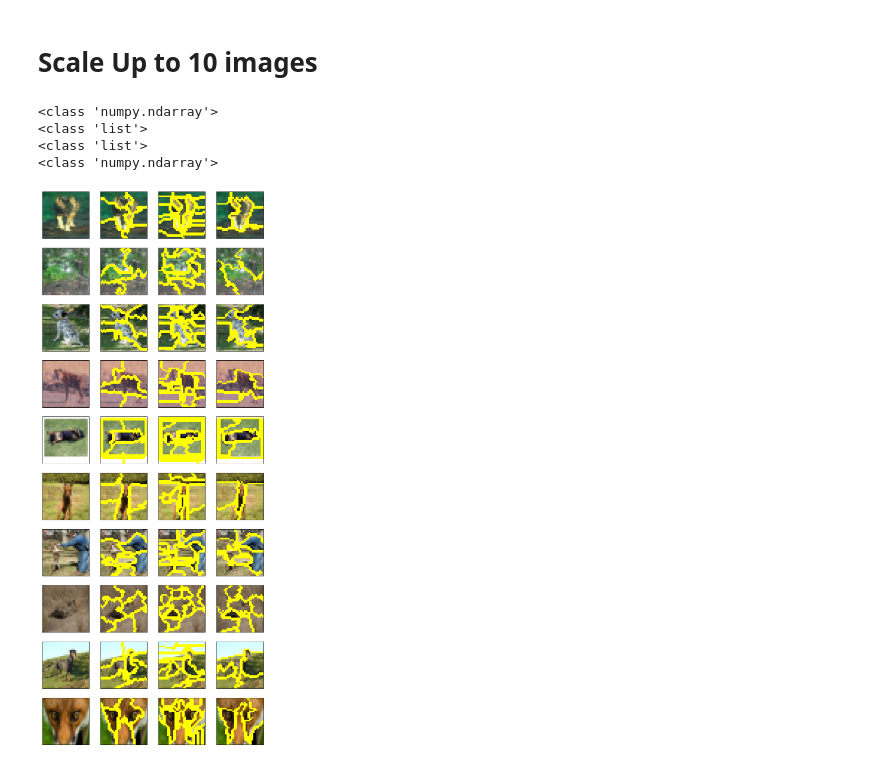
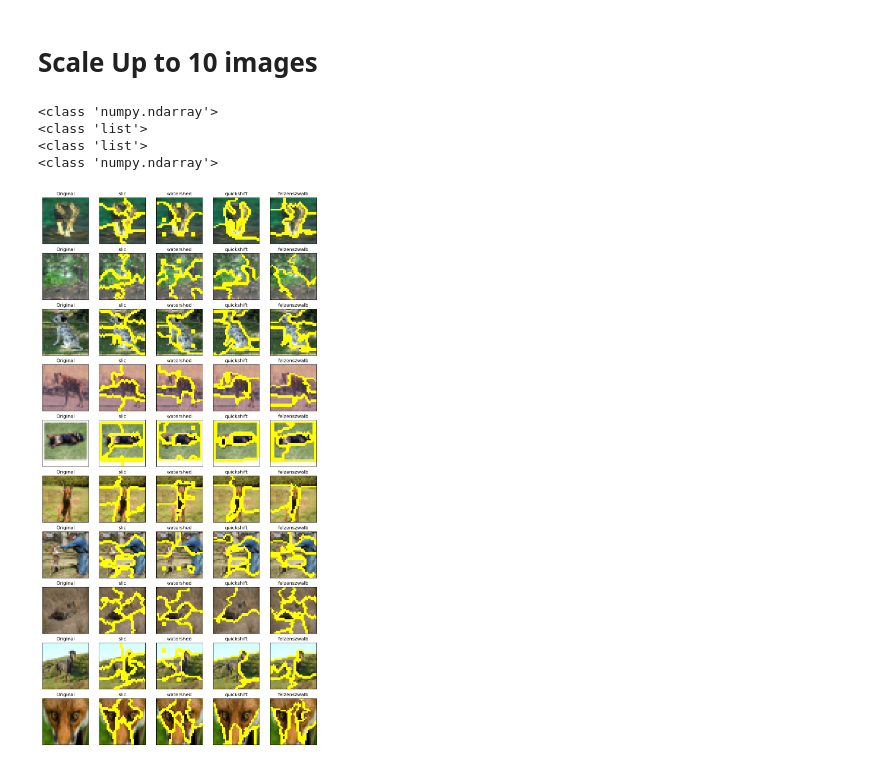
Before and after one commit to allisonchen23/model-editing, a Jupyter notebook: segmentation_dev.ipynb, the cells around one changed output. Drawn from its saved outputs; the diff is of its cells as text; code cells hidden in the pictures.

Commit message:
implemented segmenting and modifying a section

```diff
--- a/segmentation_dev.ipynb
+++ b/segmentation_dev.ipynb
@@ -77,13 +81,0 @@ def segment(image, method, params):
-# %%
-# Pedal to the metal!
-
-image = utils.load_image('data/cinic-10-imagenet/train/dog/n02114712_211.png')
-
-labels = segment(
-    image=image,
-    method='slic',
-    params={
-        'n_segments': 15,
-        'channel_axis': 0}
-)
-# labels = np.expand_dims(labels, axis=0)
@@ -108,9 +279,6 @@ felzenszwalb_params = {
     'scale': 0.9,
     'sigma': 0.25,
     'min_size': 50
-}
-default_quickshift_params = {
-    # 'channel_axis': 0
 }
 quickshift_params = {
     # 'channel_axis': 0,
@@ -131,36 +299,43 @@ watershed_params = {
 # Create list of methods and corresponding parameters
 methods = []
 methods.append(('slic', slic_params))
-# methods.append(('watershed', watershed_params))
-# methods.append(('quickshift', default_quickshift_params))
-# methods.append(('quickshift', quickshift_params))
-methods.append(('felzenszwalb', {}))
+methods.append(('watershed', watershed_params))
+# methods.append(('quickshift', {}))
+methods.append(('quickshift', quickshift_params))
+# methods.append(('felzenszwalb', {}))
 methods.append(('felzenszwalb', felzenszwalb_params))
 n_methods = len(methods)
 
 images = []
+titles = []
 
 for path in image_paths:
     image = utils.load_image(path)
     images.append(image)
+    titles.append('Original')
     for method, method_params in methods:
         labels = segment(
             image,
             method=method,
             params=method_params)
 
         annotated_image = segmentation.mark_boundaries(np.transpose(image, axes=[1, 2, 0]), labels)
         images.append(annotated_image)
+        titles.append(method)
 
 print(type(images[0]))
 images = visualizations.make_grid(images, items_per_row=n_methods+1)
+titles = visualizations.make_grid(titles, items_per_row=n_methods+1)
 print(type(images))
 print(type(images[0]))
 print(type(images[0][0]))
-visualizations.show_image_rows(images)
+visualizations.show_image_rows(
+    images,
+    image_titles=titles)
+    # save_path='visualizations/segmentation_comparison.png')
 # %% [output]
 <class 'numpy.ndarray'>
 <class 'list'>
 <class 'list'>
 <class 'numpy.ndarray'>
-[figure, old version]
+[figure, new version]
```
Also changed, not shown: parts of 7 cells of this notebook, 1 other file.
